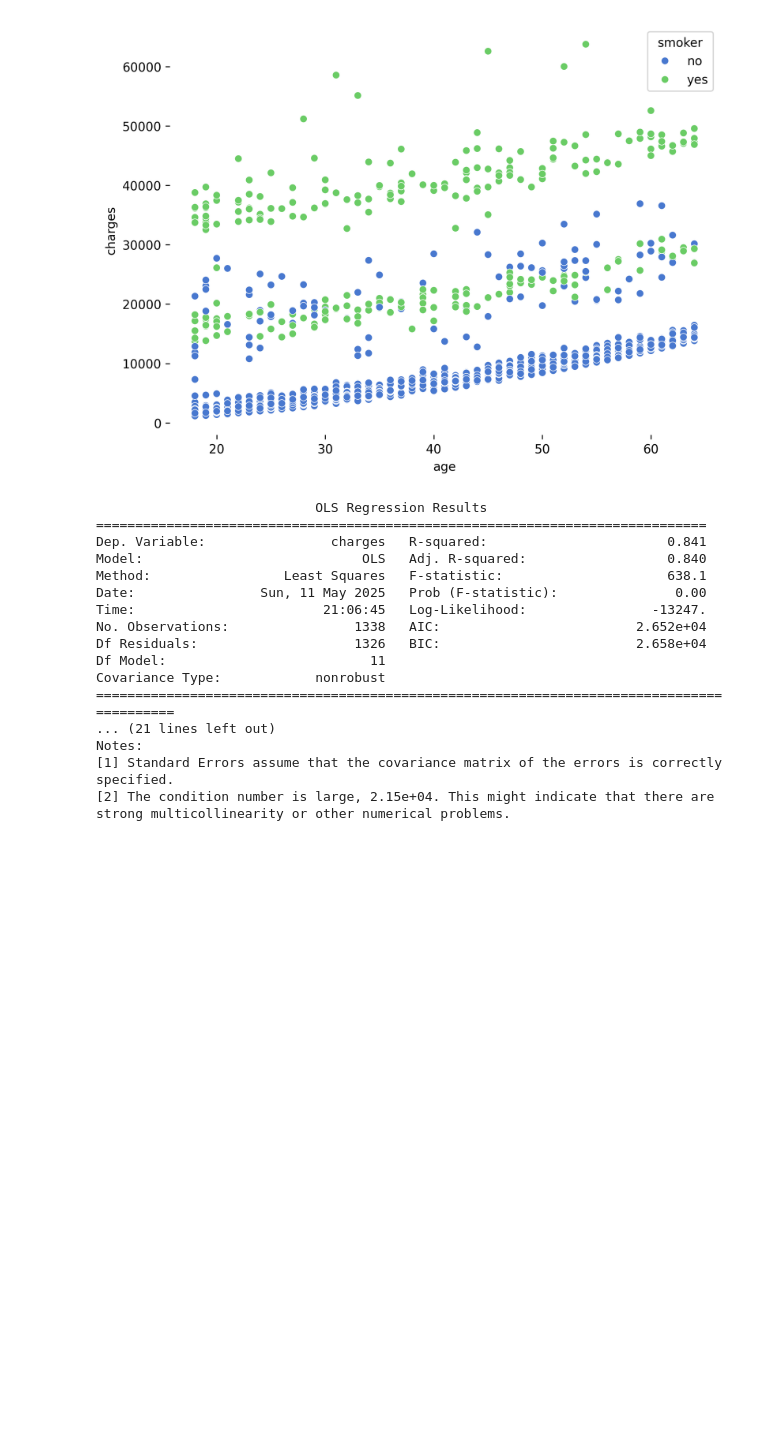
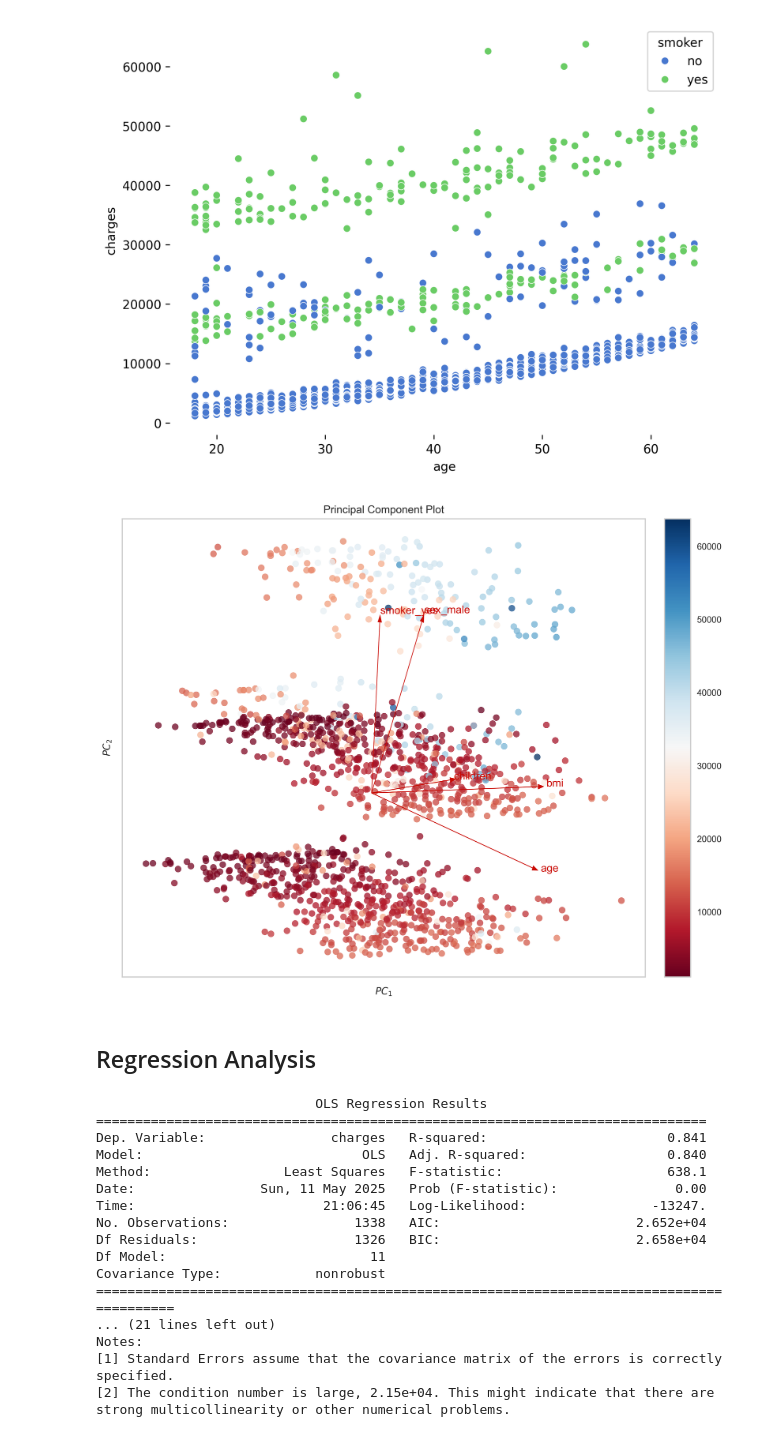
Before and after one commit to derevirn/regression-analysis, a Jupyter notebook: LM_insurance.ipynb, the cells around one changed output. Drawn from its saved outputs; the diff is of its cells as text; code cells hidden in the pictures; blank space fills up the shorter version.

```diff
--- a/LM_insurance.ipynb
+++ b/LM_insurance.ipynb
@@ -152,6 +156,22 @@ sns.despine(left=True, bottom=True, right=True, top=True)
 plt.show()
 # %% [output]
 [figure]
+# %%
+# One-hot encode 'sex' and 'smoker', drop first to avoid multicollinearity
+df_encoded = pd.get_dummies(df[['age', 'bmi', 'children', 'sex', 'smoker']], drop_first=True)
+
+y = df['charges']
+X = df_encoded
+
+fig, ax = plt.subplots(figsize = (10, 8))
+
+pca_decomposition(X, y, scale = True,
+                  proj_features = True, ax = ax)
+plt.show()
+# %% [output]
+[figure, added]
+# %% [markdown]
+## Regression Analysis
 # %%
 # Log transform 'charges'
 df['charges_log'] = np.log10(df['charges'])
```
Also changed, not shown: parts of 3 cells of this notebook.
